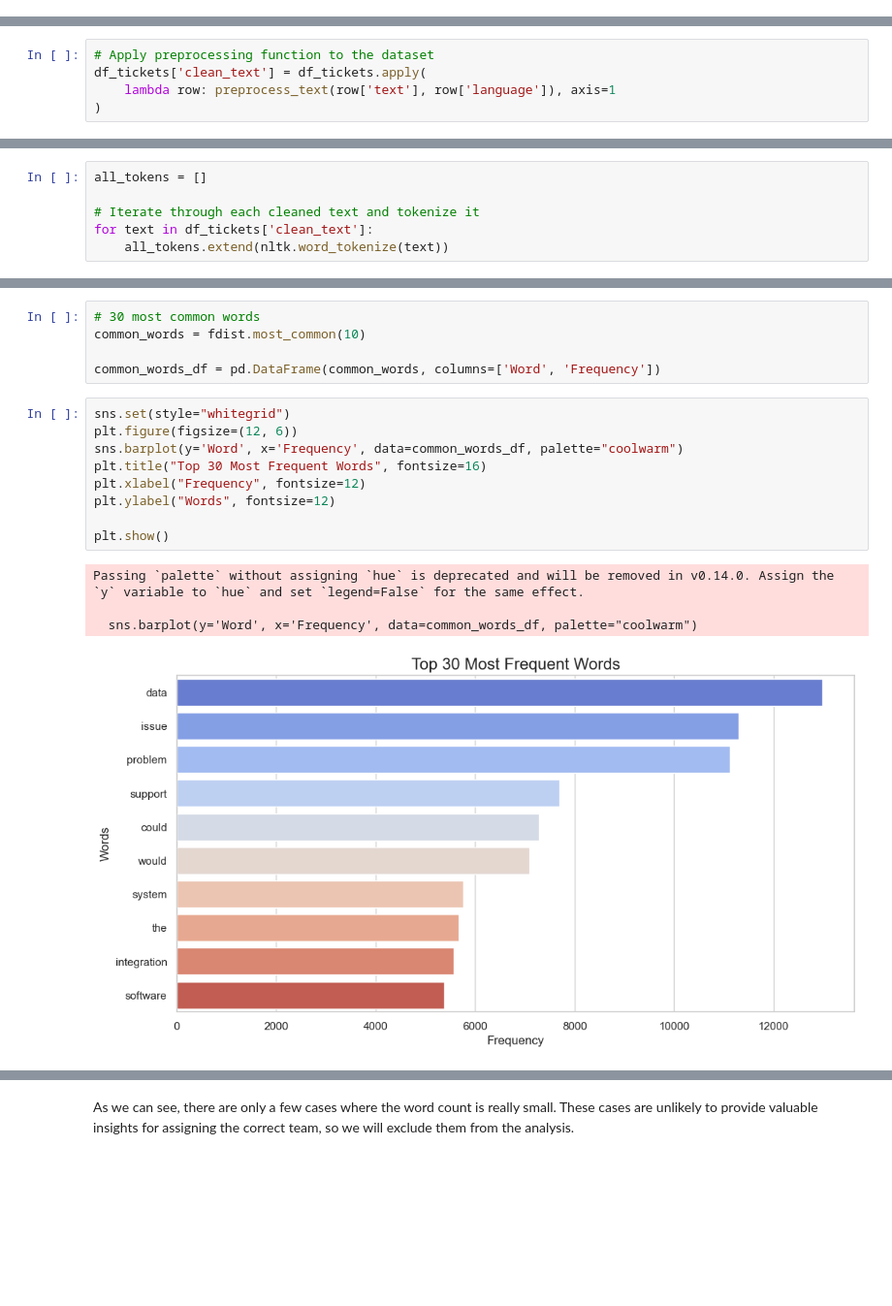
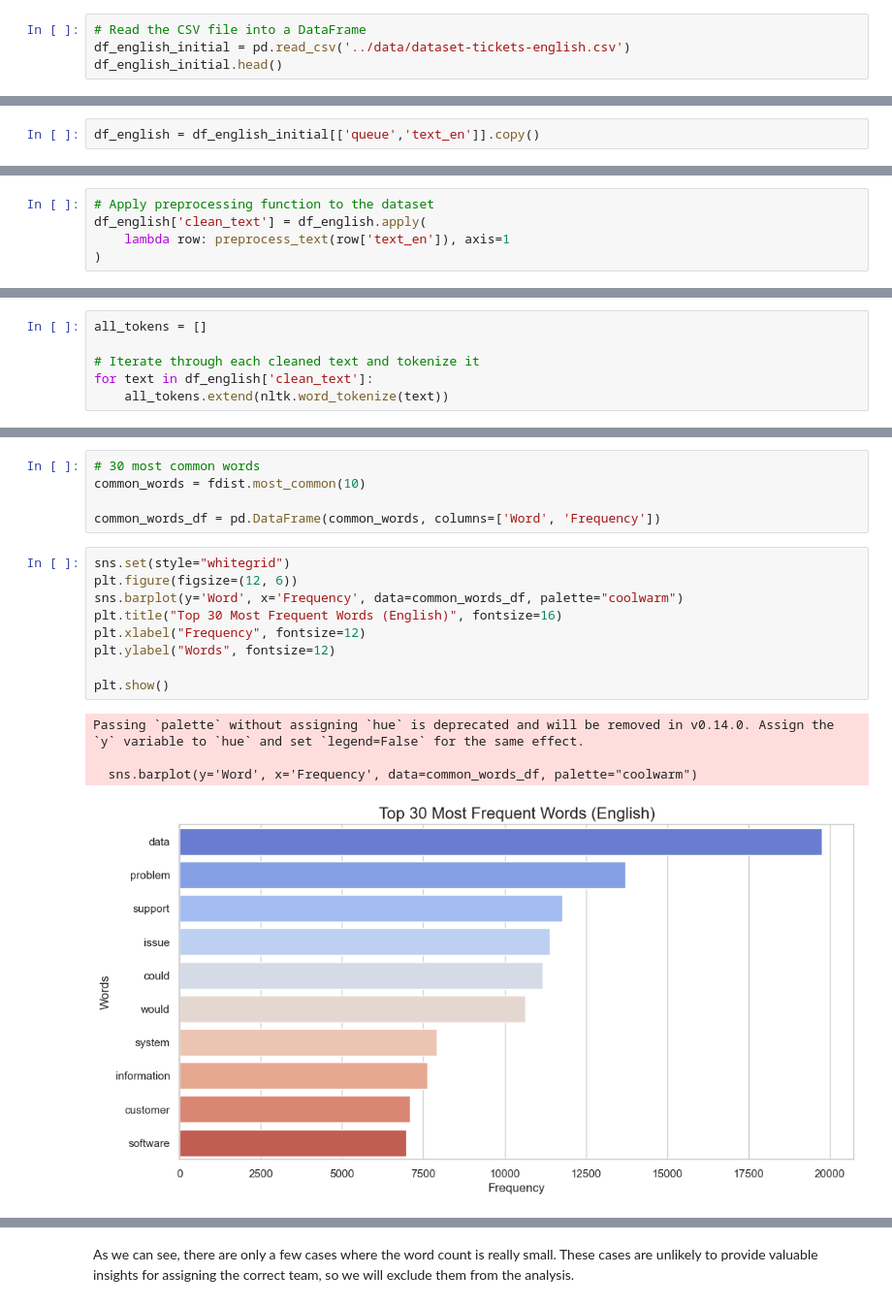
Before and after one commit to margavera/Customer-IT-Support-Text-Classification, a Jupyter notebook: notebooks/EDA.ipynb, the cells around one changed output, grey strips where cells are left out. Shown at 97% size. Cells and saved outputs as stored; diff of their text form; blank space fills up the shorter version.

```diff
--- a/notebooks/EDA.ipynb
+++ b/notebooks/EDA.ipynb
@@ -190,0 +275,4 @@ With the function `preprocess_text` we intend to achieve clean text by following
+# %%
+# Read the CSV file into a DataFrame
+df_english_initial = pd.read_csv('../data/dataset-tickets-english.csv')
+df_english_initial.head()
@@ -190,0 +286,2 @@ With the function `preprocess_text` we intend to achieve clean text by following
+# %%
+df_english = df_english_initial[['queue','text_en']].copy()
@@ -191,6 +297,6 @@ With the function `preprocess_text` we intend to achieve clean text by following
 # %%
 # Apply preprocessing function to the dataset
-df_tickets['clean_text'] = df_tickets.apply(
-    lambda row: preprocess_text(row['text'], row['language']), axis=1
+df_english['clean_text'] = df_english.apply(
+    lambda row: preprocess_text(row['text_en']), axis=1
 )
 # %%
@@ -222,7 +327,7 @@ memory usage: 625.1+ KB
 all_tokens = []
 
 # Iterate through each cleaned text and tokenize it
-for text in df_tickets['clean_text']:
+for text in df_english['clean_text']:
     all_tokens.extend(nltk.word_tokenize(text))
 # %%
 # Create a frequency distribution
@@ -239,17 +344,17 @@ common_words_df = pd.DataFrame(common_words, columns=['Word', 'Frequency'])
 # %%
 sns.set(style="whitegrid")
 plt.figure(figsize=(12, 6))
 sns.barplot(y='Word', x='Frequency', data=common_words_df, palette="coolwarm")
-plt.title("Top 30 Most Frequent Words", fontsize=16)
+plt.title("Top 30 Most Frequent Words (English)", fontsize=16)
 plt.xlabel("Frequency", fontsize=12)
 plt.ylabel("Words", fontsize=12)
 
 plt.show()
 # %% [output]
 Passing `palette` without assigning `hue` is deprecated and will be removed in v0.14.0. Assign the `y` variable to `hue` and set `legend=False` for the same effect.
 
   sns.barplot(y='Word', x='Frequency', data=common_words_df, palette="coolwarm")
-[figure, old version]
+[figure, new version]
 # %%
 word_counts = Counter(all_tokens)
 word_counts_df = pd.DataFrame(word_counts.items(), columns=["Word", "Frequency"])
```
Also changed, not shown: parts of 38 cells of this notebook, 4 other files.
